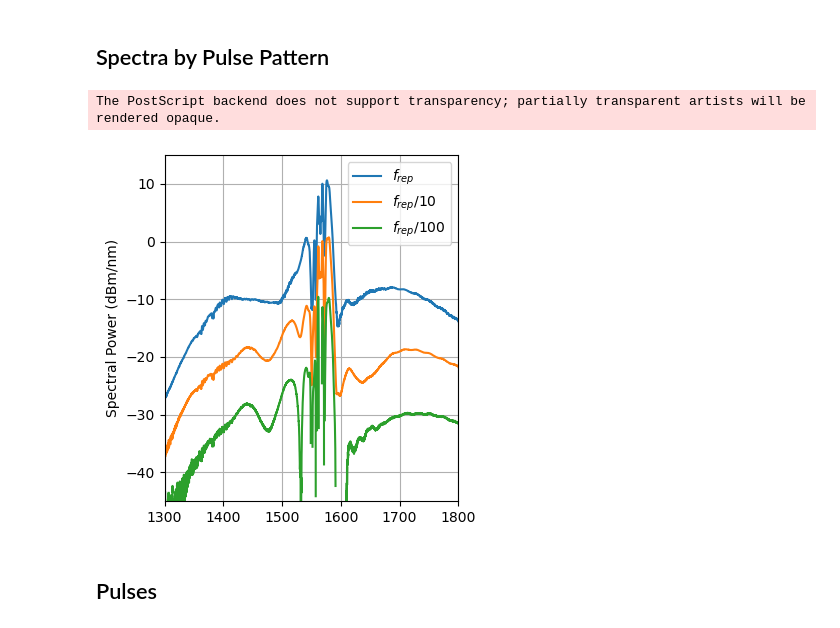
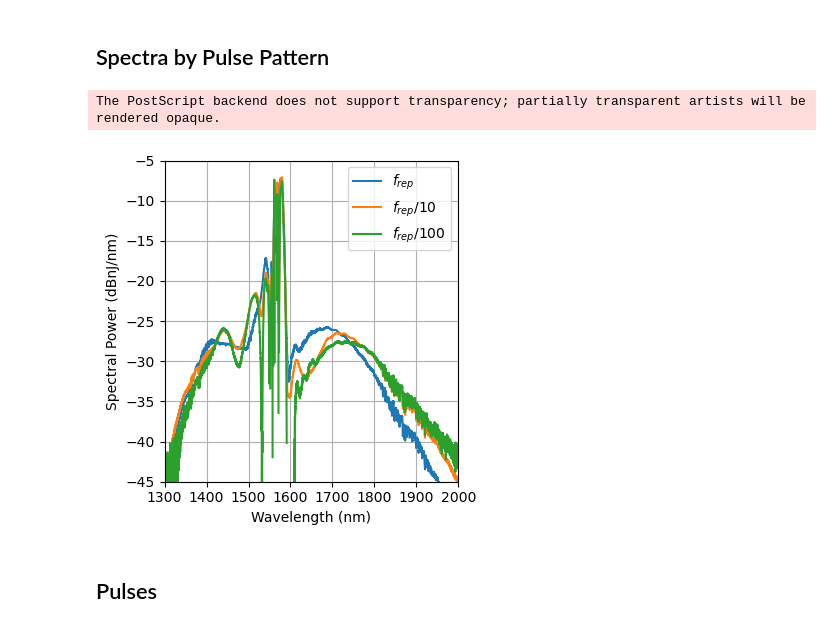
Before and after one commit to Seabear-attack/dev-table, a Jupyter notebook: Plotting/paper_plots.ipynb, the cells around one changed output. Cells and saved outputs as stored; diff of their text form; code cells hidden in the pictures.

```diff
--- a/Plotting/paper_plots.ipynb
+++ b/Plotting/paper_plots.ipynb
@@ -139,40 +139,41 @@ data = data[:-1]
 fig, axs = plt.subplots(1, 1, figsize=(4,4), sharex=True)
 
 for datum in data:
-    datum.y_axis_units = 'dBm/nm'
+    datum.y_axis_units = 'dBnJ/nm'
     axs.plot(datum.x_axis_data, datum.y_axis_data, label=datum.label)
-# axs[0].set_xlabel('Wavelength (nm)')
+axs.set_xlabel('Wavelength (nm)')
 axs.set_ylabel(f'Spectral Power ({data[0].y_axis_units})')
 axs.legend()
 axs.grid()
 
 
 # for datum in data:
 #     datum.y_axis_units = 'nJ/nm'
 
 #     axs[1].plot(datum.x_axis_data, datum.y_axis_data, label=datum.label)
 # axs[1].set_xlabel('Wavelength (nm)')
 # axs[1].set_ylabel(f'Spectral Power ({data[0].y_axis_units})')
 # axs[1].grid()
 
 
 
 # for ax in axs.flatten():
-axs.set_xlim([1300, 1800])
+axs.set_xlim([1300, 2000])
 
-axs.set_ylim([-45, 15])
+# axs.set_ylim([-45, 15])
+axs.set_ylim([-45, -5])
 # axs[1].set_ylim([-.001, .01])
 # axs[1].set_ylim([-45, 10])
 
 
 # fig.canvas.manager.window.showMaximized()  # toggle fullscreen mode
 plt.tight_layout()
 if save_files:
     plt.savefig(savepath, dpi=500)
 plt.show()
 # %% [output]
 The PostScript backend does not support transparency; partially transparent artists will be rendered opaque.
-[figure, old version]
+[figure, new version]
 # %% [markdown]
 ## Pulses
 # %%
```
Also changed, not shown: 1 other file.
